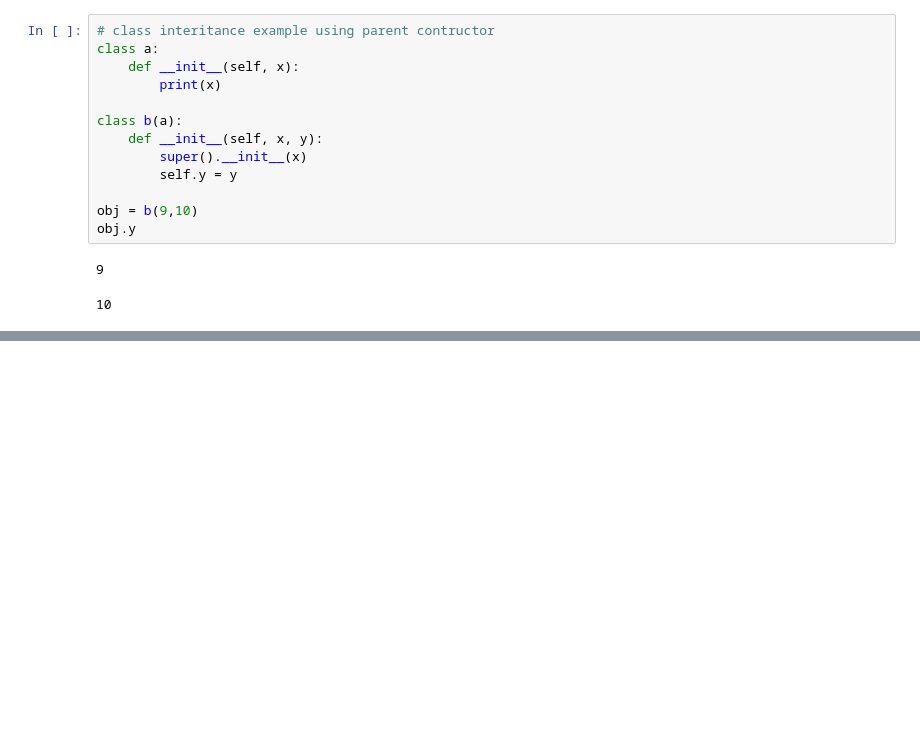
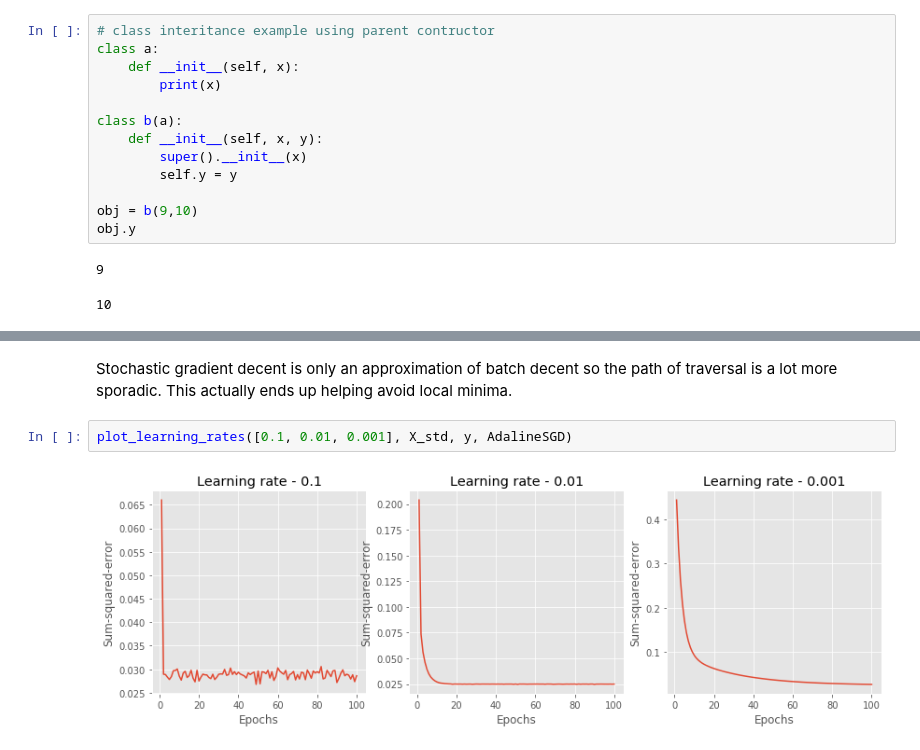
Before and after one commit to davidlwzhao/pyml, a Jupyter notebook: python-machine-learning/chpt-2.ipynb, the cells around one changed output, grey strips where cells are left out. Saved outputs shown, nothing was run; the diff lists cells and outputs as text; blank space fills up the shorter version.

```diff
--- a/python-machine-learning/chpt-2.ipynb
+++ b/python-machine-learning/chpt-2.ipynb
@@ -297,0 +365,6 @@ Selecting an appropriate learning rate will mean finding the balance between ove
+# %% [markdown]
+Stochastic gradient decent is only an approximation of batch decent so the path of traversal is a lot more sporadic. This actually ends up helping avoid local minima.
+# %%
+plot_learning_rates([0.1, 0.01, 0.001], X_std, y, AdalineSGD)
+# %% [output]
+[figure, added]
```
Also changed, not shown: parts of 7 cells of this notebook.
